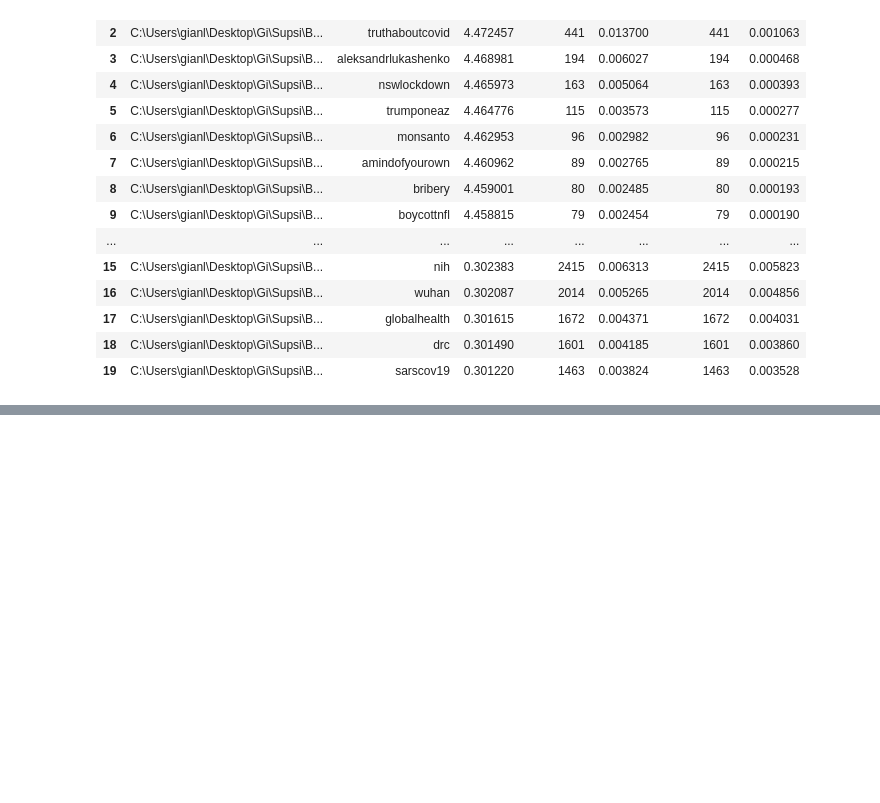
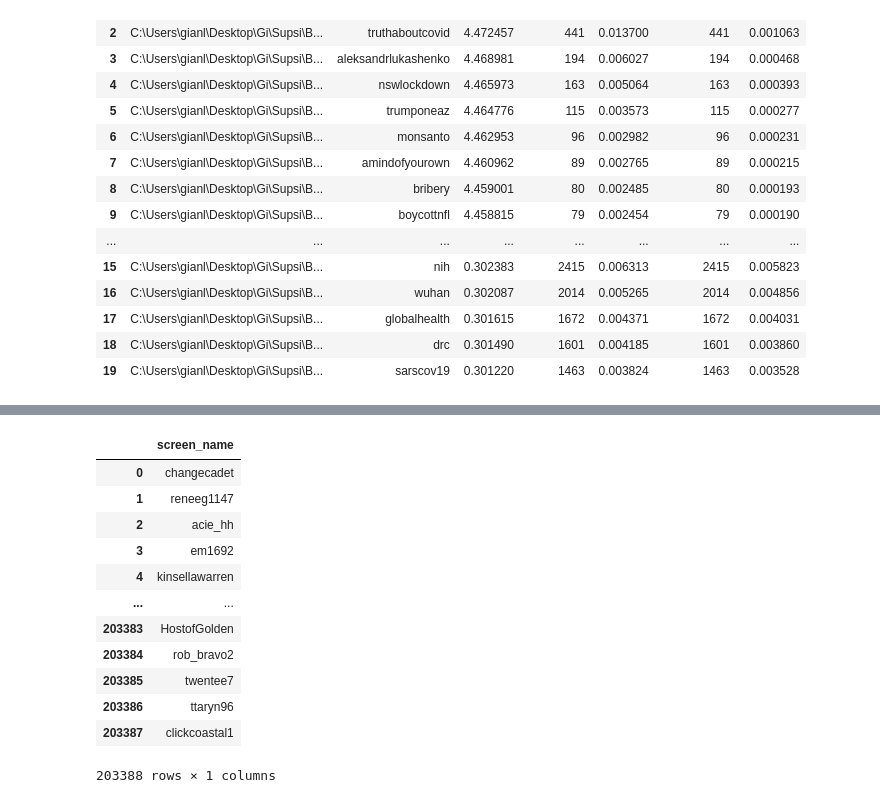
Before and after one commit to gi-ux/BachelorProject, a Jupyter notebook: notebook/misc/Process_Tweets.ipynb, the cells around one changed output, grey strips where cells are left out. Cells and saved outputs as stored; diff of their text form; code cells hidden in the pictures; blank space fills up the shorter version.

```diff
--- a/notebook/misc/Process_Tweets.ipynb
+++ b/notebook/misc/Process_Tweets.ipynb
@@ -713,0 +753,17 @@ sage_good_bad_
+# %%
+rt_good = pd.read_csv("F:/Supsi/COVID-19-Tweets/large_files/ccdh/rt_good.csv")
+rt_good
+# %% [output]
+|  | screen_name |
+| 0 | changecadet |
+| 1 | reneeg1147 |
+| 2 | acie_hh |
+| 3 | em1692 |
+| 4 | kinsellawarren |
+| ... | ... |
+| 203383 | HostofGolden |
+| 203384 | rob_bravo2 |
+| 203385 | twentee7 |
+| 203386 | ttaryn96 |
+| 203387 | clickcoastal1 |
+203388 rows × 1 columns
```
Also changed, not shown: parts of 7 cells of this notebook, 24 other files.
